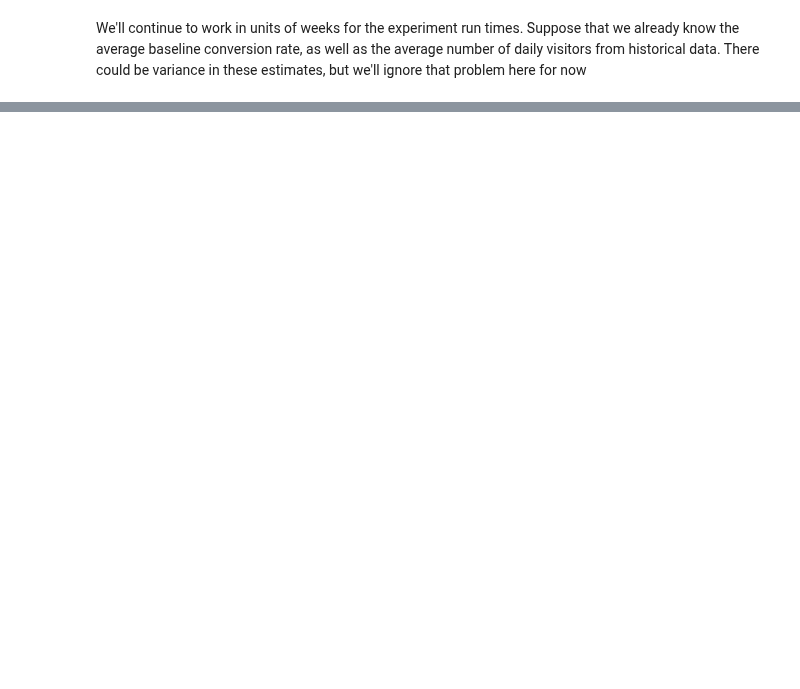
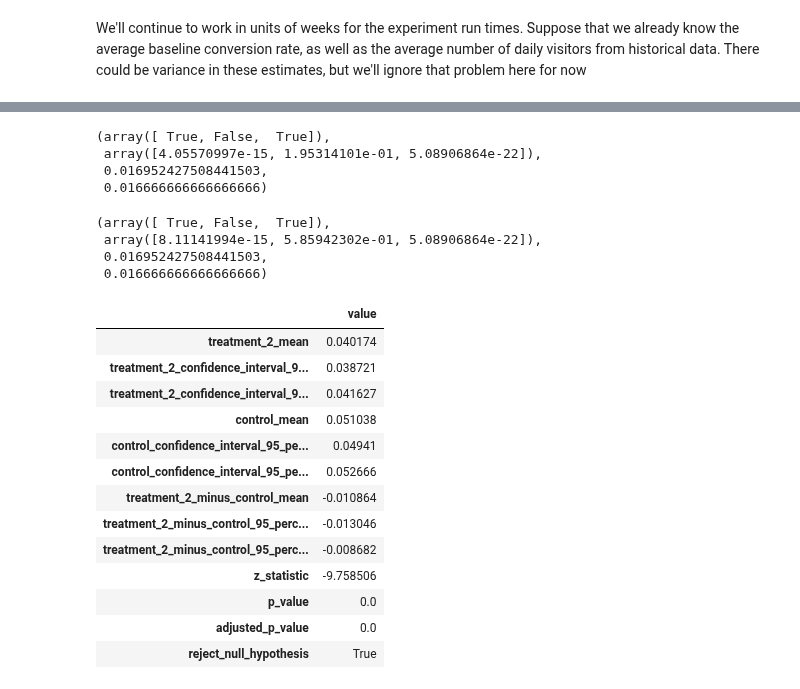
Before and after one commit to dokeeffe87/stats_utils, a Jupyter notebook: notebooks/scratch_work/dev_generalize_to_n_variants.ipynb, the cells around one changed output, grey strips where cells are left out. Drawn from its saved outputs; the diff is of its cells as text; code cells hidden in the pictures; blank space fills up the shorter version.

```diff
--- a/notebooks/scratch_work/dev_generalize_to_n_variants.ipynb
+++ b/notebooks/scratch_work/dev_generalize_to_n_variants.ipynb
@@ -82,0 +185,3 @@ df_ab.head()
+# %%
+# Collect calculated p_values:
+p_values = [df_['p_value'].values[0] for df_ in list_of_dfs]
@@ -82,0 +192,42 @@ df_ab.head()
+# %%
+res_ = mult_test(pvals=p_values, method='bonferroni')
+# %%
+mult_test(pvals=p_values, method='fdr_bh')
+# %% [output]
+(array([ True, False,  True]),
+ array([4.05570997e-15, 1.95314101e-01, 5.08906864e-22]),
+ 0.016952427508441503,
+ 0.016666666666666666)
+# %%
+res_
+# %% [output]
+(array([ True, False,  True]),
+ array([8.11141994e-15, 5.85942302e-01, 5.08906864e-22]),
+ 0.016952427508441503,
+ 0.016666666666666666)
+# %%
+for i, df_ in enumerate(list_of_dfs):
+    reject_ = res_[0][i]
+    p_adj = res_[1][i]
+    df_['adjusted_p_value'] = p_adj
+    df_['reject_null_hypothesis'] = reject_
+# %%
+list_of_dfs = [df_.T for df_ in list_of_dfs]
+# %%
+# Yeah this should give us the results
+list_of_dfs[2]
+# %% [output]
+|  | value |
+| treatment_2_mean | 0.040174 |
+| treatment_2_confidence_interval_9... | 0.038721 |
+| treatment_2_confidence_interval_9... | 0.041627 |
+| control_mean | 0.051038 |
+| control_confidence_interval_95_pe... | 0.04941 |
+| control_confidence_interval_95_pe... | 0.052666 |
+| treatment_2_minus_control_mean | -0.010864 |
+| treatment_2_minus_control_95_perc... | -0.013046 |
+| treatment_2_minus_control_95_perc... | -0.008682 |
+| z_statistic | -9.758506 |
+| p_value | 0.0 |
+| adjusted_p_value | 0.0 |
+| reject_null_hypothesis | True |
```
Also changed, not shown: parts of 33 cells of this notebook, 1 other file.
